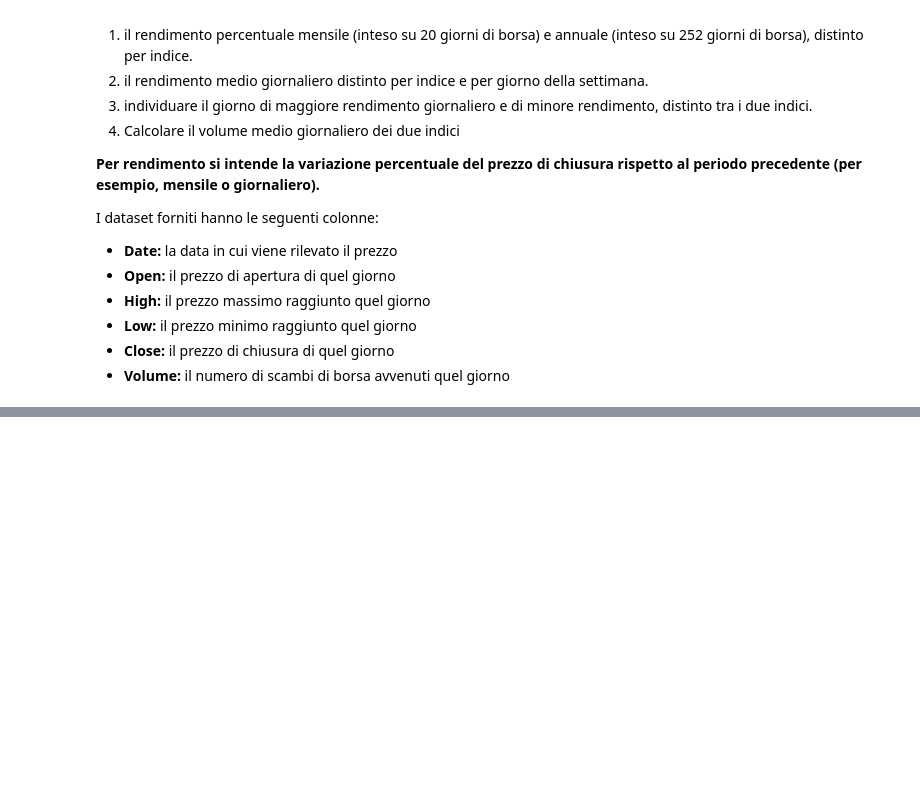
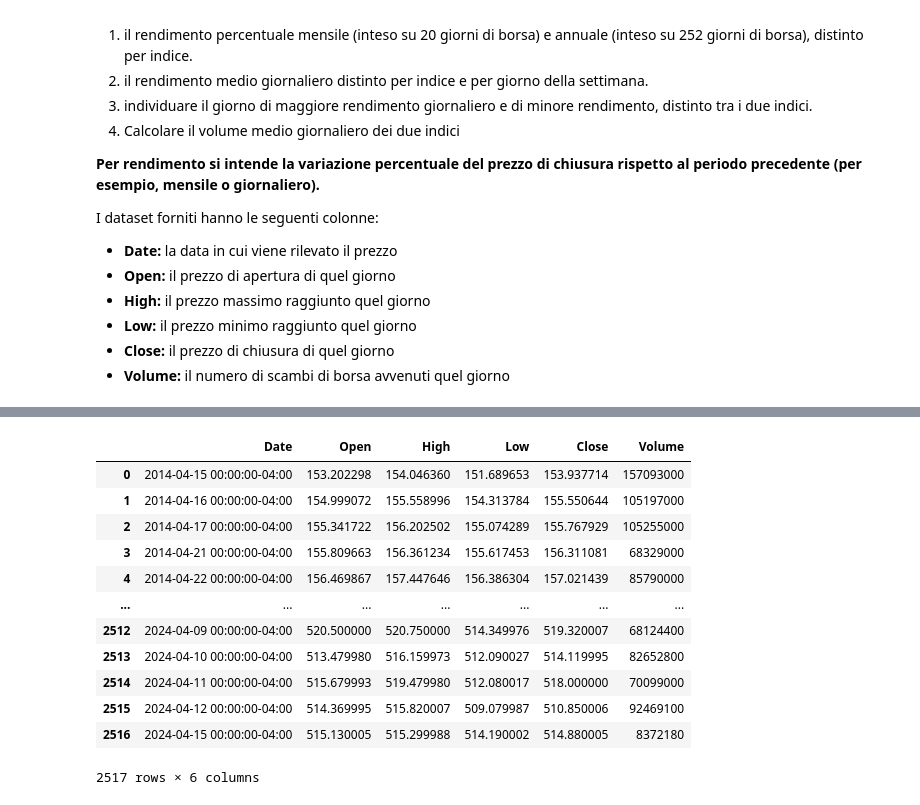
Before and after one commit to kozen88/StockAnalisys, a Jupyter notebook: Stock_analisys.ipynb, the cells around one changed output, grey strips where cells are left out. Cells and saved outputs as stored; diff of their text form; code cells hidden in the pictures; blank space fills up the shorter version.

```diff
--- a/Stock_analisys.ipynb
+++ b/Stock_analisys.ipynb
@@ -32,0 +51,17 @@ HTTPError: HTTP Error 400: Bad Request
+# %%
+df_american = pd.read_csv("sp500.csv")
+df_american
+# %% [output]
+|  | Date | Open | High | Low | Close | Volume |
+| 0 | 2014-04-15 00:00:00-04:00 | 153.202298 | 154.046360 | 151.689653 | 153.937714 | 157093000 |
+| 1 | 2014-04-16 00:00:00-04:00 | 154.999072 | 155.558996 | 154.313784 | 155.550644 | 105197000 |
+| 2 | 2014-04-17 00:00:00-04:00 | 155.341722 | 156.202502 | 155.074289 | 155.767929 | 105255000 |
+| 3 | 2014-04-21 00:00:00-04:00 | 155.809663 | 156.361234 | 155.617453 | 156.311081 | 68329000 |
+| 4 | 2014-04-22 00:00:00-04:00 | 156.469867 | 157.447646 | 156.386304 | 157.021439 | 85790000 |
+| ... | ... | ... | ... | ... | ... | ... |
+| 2512 | 2024-04-09 00:00:00-04:00 | 520.500000 | 520.750000 | 514.349976 | 519.320007 | 68124400 |
+| 2513 | 2024-04-10 00:00:00-04:00 | 513.479980 | 516.159973 | 512.090027 | 514.119995 | 82652800 |
+| 2514 | 2024-04-11 00:00:00-04:00 | 515.679993 | 519.479980 | 512.080017 | 518.000000 | 70099000 |
+| 2515 | 2024-04-12 00:00:00-04:00 | 514.369995 | 515.820007 | 509.079987 | 510.850006 | 92469100 |
+| 2516 | 2024-04-15 00:00:00-04:00 | 515.130005 | 515.299988 | 514.190002 | 514.880005 | 8372180 |
+2517 rows × 6 columns
```
Also changed, not shown: parts of 7 cells of this notebook.
